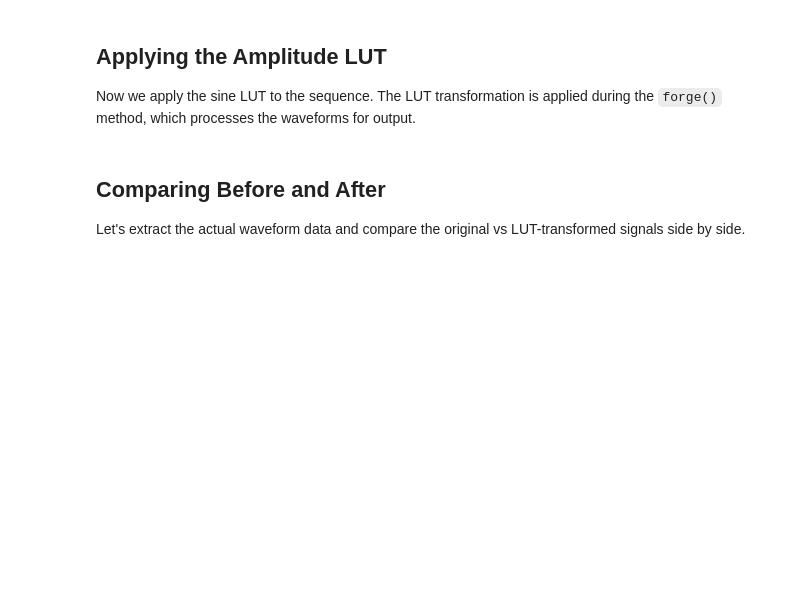
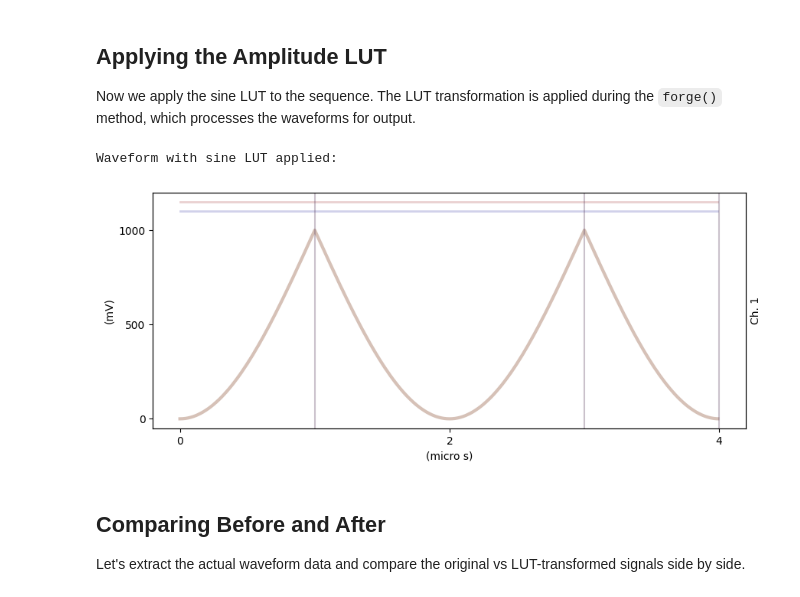
Before and after one commit to QCoDeS/broadbean, a Jupyter notebook: docs/examples/Amplitude_LUT_Example.ipynb, the cells around one changed output. Cells and saved outputs as stored; diff of their text form; code cells hidden in the pictures; blank space fills up the shorter version.

```diff
--- a/docs/examples/Amplitude_LUT_Example.ipynb
+++ b/docs/examples/Amplitude_LUT_Example.ipynb
@@ -117,13 +109,16 @@ Now we apply the sine LUT to the sequence. The LUT transformation is applied dur
 # %%
 # Create a copy of the sequence to apply the LUT
 seq_with_lut = seq.copy()
 
 # Apply the amplitude LUT
 # Using the scaled version that maps [-1, 1] -> [-1, 1] through the sine function
-seq_with_lut.setAmplitudeLUT(1, list(lut_input), list(lut_output_scaled))
+seq_with_lut.setAmplitudeLUT(1, list(lut_input), list(lut_output))
 
 print("Waveform with sine LUT applied:")
 plotter(seq_with_lut)
+# %% [output]
+Waveform with sine LUT applied:
+[figure, added]
 # %% [markdown]
 ## Comparing Before and After
 
```
Also changed, not shown: parts of 5 cells of this notebook.
